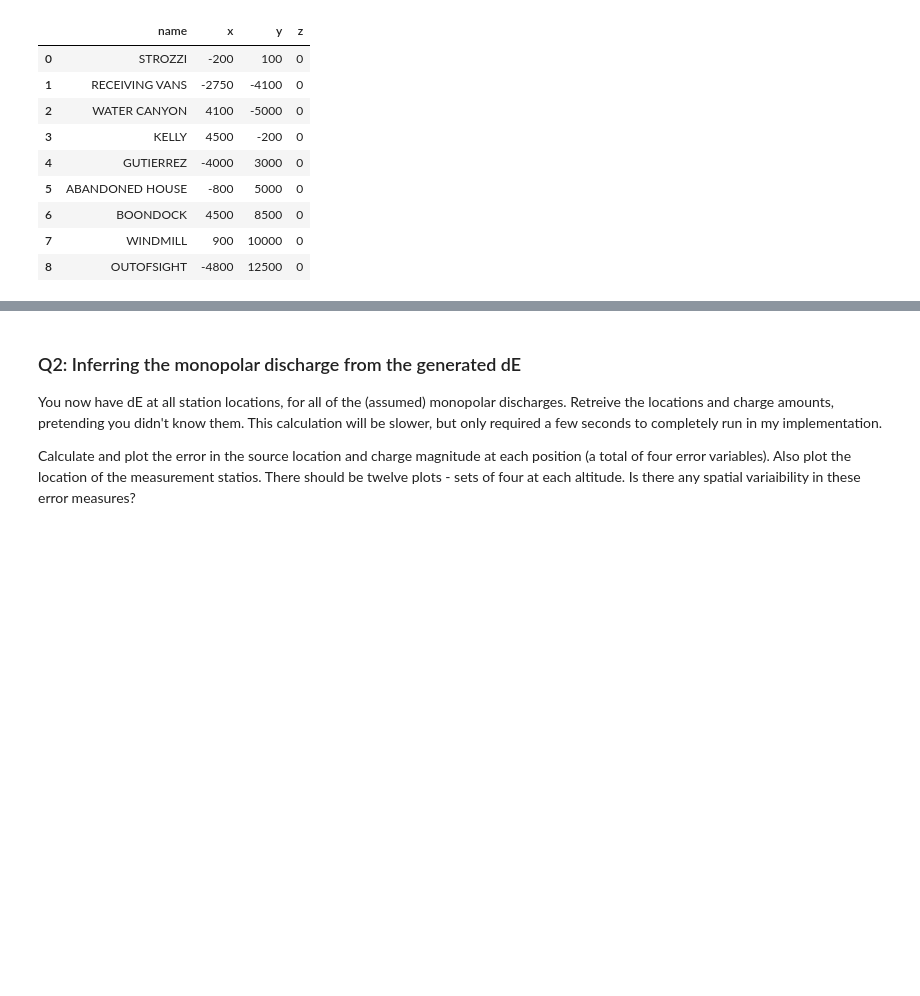
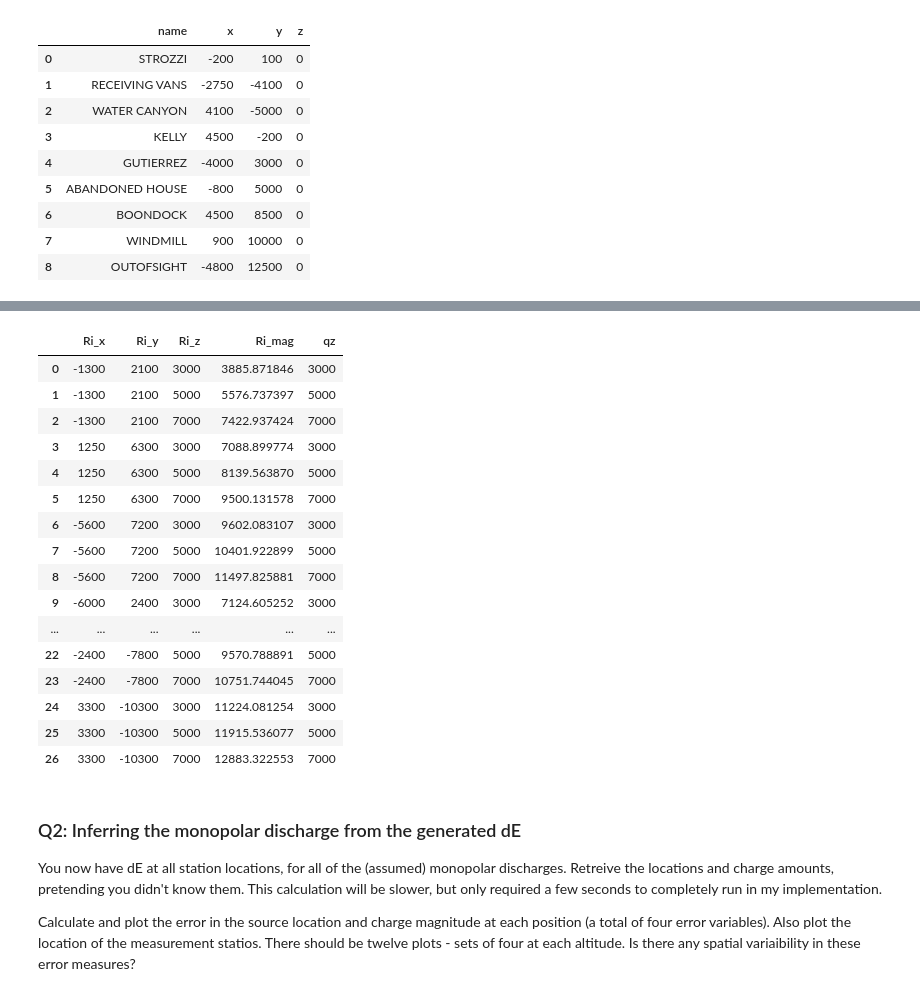
Before and after one commit to JuliaBuhrman/atmo_electricity, a Jupyter notebook: hw5.ipynb, the cells around one changed output, grey strips where cells are left out. Drawn from its saved outputs; the diff is of its cells as text; code cells hidden in the pictures; blank space fills up the shorter version.

```diff
--- a/hw5.ipynb
+++ b/hw5.ipynb
@@ -147,0 +160,39 @@ mono_dE
+# %%
+rows = []
+rows_R = []
+
+for name in station_df['name']:
+    for i in range(len(stroke_df['qz'])):
+        x_obs = station_df.loc[station_df['name'] == name]['x'].values[0]
+        y_obs = station_df.loc[station_df['name'] == name]['y'].values[0]
+
+        Ri_x = qx[i] - x_obs
+        Ri_y = qy[i] - y_obs
+        Ri_z = qz[i]
+
+        Ri_mag = np.sqrt(Ri_x**2 + Ri_y**2 + Ri_z**2)
+
+        dE = monopole_dE(Q, Ri_mag, Ri_z) # dE at each station
+
+        row = {
+        'station': name,
+        'dE (kV/m)': dE / 1000,
+        'qx':qx[i],
+        'qy':qy[i],
+        'qz': qz[i],
+
+        }
+
+        rows.append(row)
+
+        Ri_rows = {
+            'Ri_x': Ri_x,
+            'Ri_y': Ri_y,
+            'Ri_z': Ri_z,
+            'Ri_mag': Ri_mag,
+            'qz': qz[i]
+        }
+        rows_R.append(Ri_rows)
+
+mono_dE = pd.DataFrame(rows)
+Ri = pd.DataFrame(rows_R)
@@ -148,3 +219,23 @@ mono_dE
+# %%
+Ri
+# %% [output]
+|  | Ri_x | Ri_y | Ri_z | Ri_mag | qz |
+| 0 | -1300 | 2100 | 3000 | 3885.871846 | 3000 |
+| 1 | -1300 | 2100 | 5000 | 5576.737397 | 5000 |
+| 2 | -1300 | 2100 | 7000 | 7422.937424 | 7000 |
+| 3 | 1250 | 6300 | 3000 | 7088.899774 | 3000 |
+| 4 | 1250 | 6300 | 5000 | 8139.563870 | 5000 |
+| 5 | 1250 | 6300 | 7000 | 9500.131578 | 7000 |
+| 6 | -5600 | 7200 | 3000 | 9602.083107 | 3000 |
+| 7 | -5600 | 7200 | 5000 | 10401.922899 | 5000 |
+| 8 | -5600 | 7200 | 7000 | 11497.825881 | 7000 |
+| 9 | -6000 | 2400 | 3000 | 7124.605252 | 3000 |
+| ... | ... | ... | ... | ... | ... |
+| 22 | -2400 | -7800 | 5000 | 9570.788891 | 5000 |
+| 23 | -2400 | -7800 | 7000 | 10751.744045 | 7000 |
+| 24 | 3300 | -10300 | 3000 | 11224.081254 | 3000 |
+| 25 | 3300 | -10300 | 5000 | 11915.536077 | 5000 |
+| 26 | 3300 | -10300 | 7000 | 12883.322553 | 7000 |
 # %% [markdown]
 ### Q2: Inferring the monopolar discharge from the generated dE
 
```
Also changed, not shown: parts of 20 cells of this notebook.
